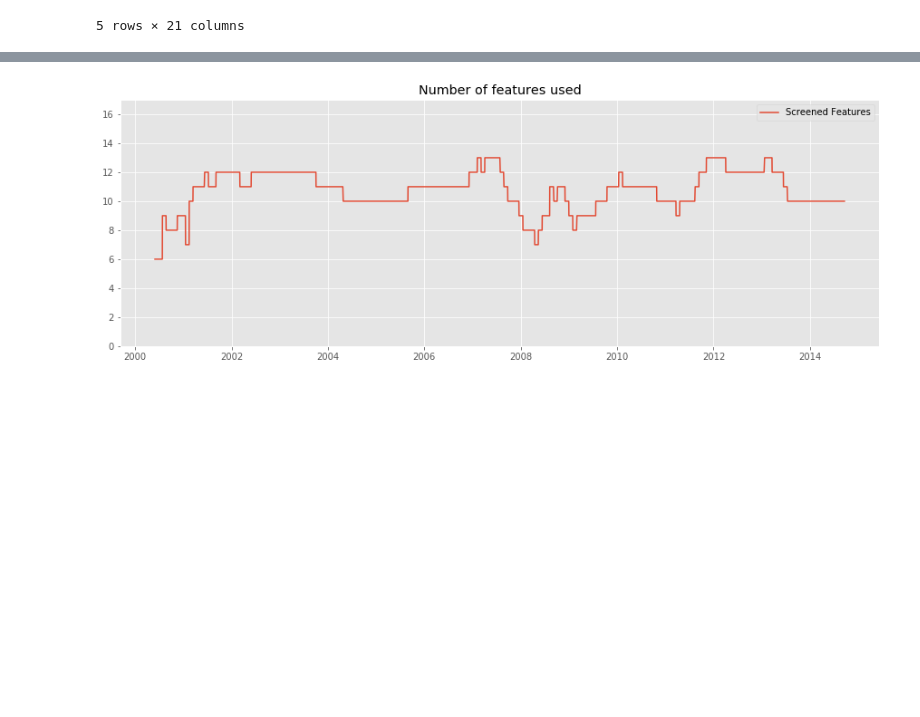
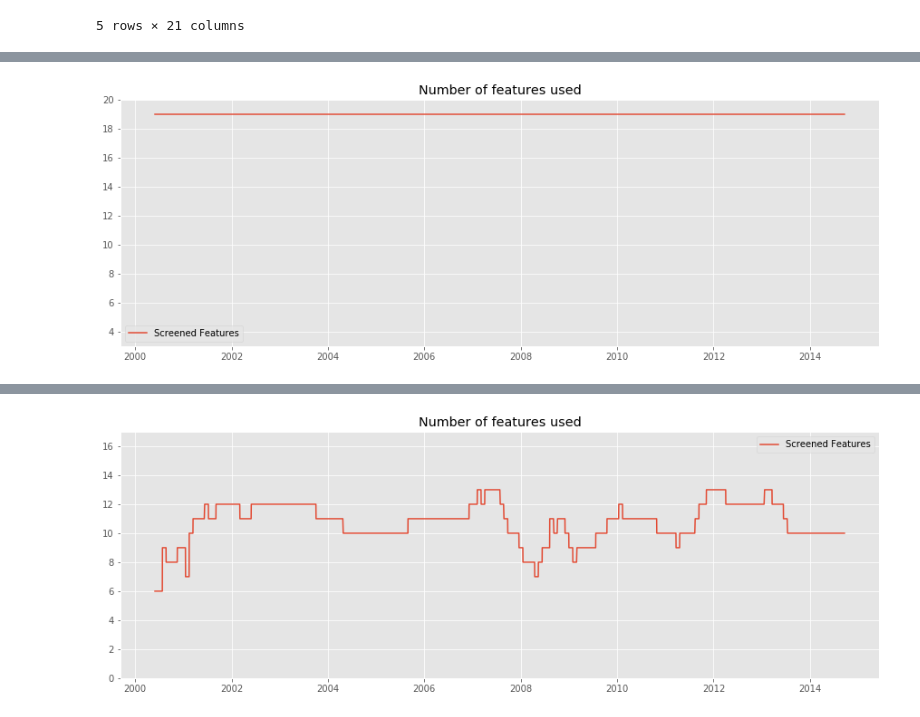
Before and after one commit to rmfeng/dsqfltproject, a Jupyter notebook: notebooks/corr_screening_regression.ipynb, the cells around one changed output, grey strips where cells are left out. Cells and saved outputs as stored; diff of their text form; code cells hidden in the pictures; blank space fills up the shorter version.

```diff
--- a/notebooks/corr_screening_regression.ipynb
+++ b/notebooks/corr_screening_regression.ipynb
@@ -67,0 +71,6 @@ To register the converters:
+# %%
+# plot total ft used per period
+
+KSP.plot_screened_ft(nbp)
+# %% [output]
+[figure, added]
```
Also changed, not shown: parts of 9 cells of this notebook, 2 other files.
